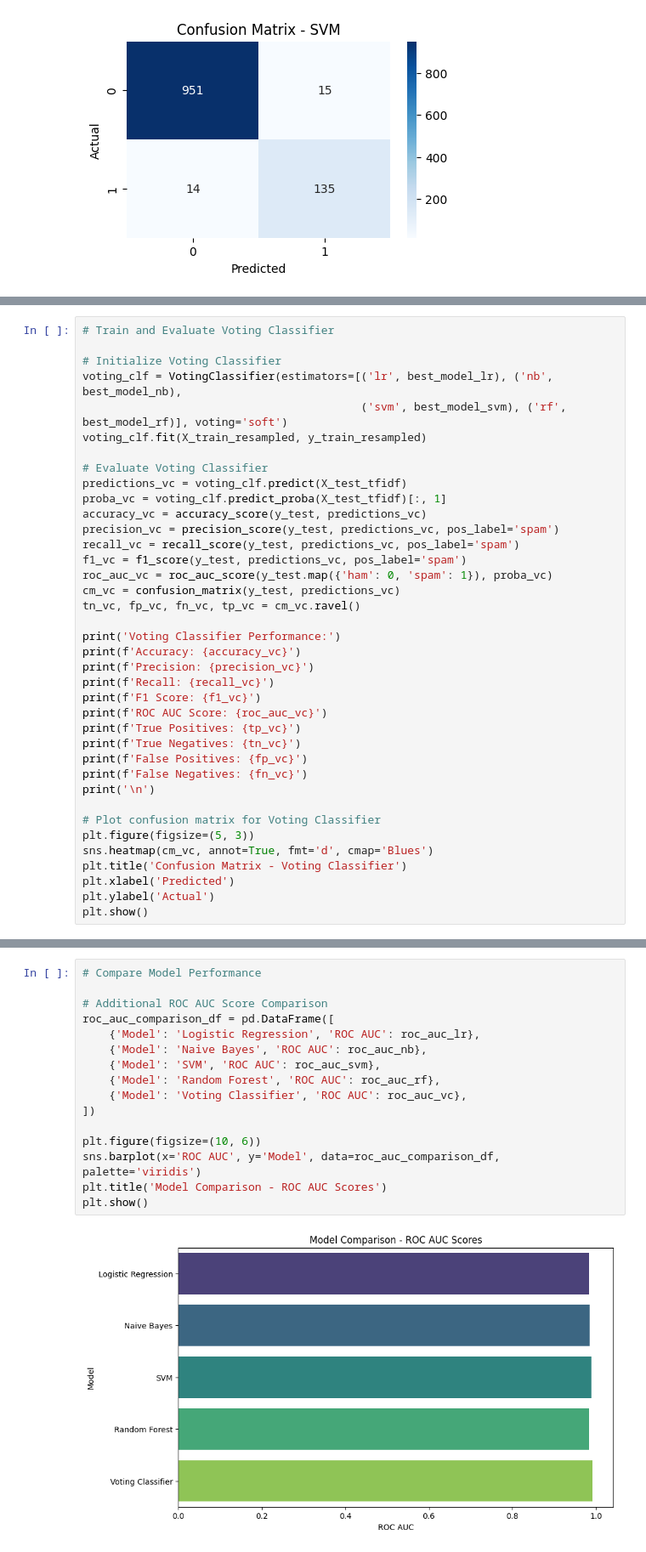
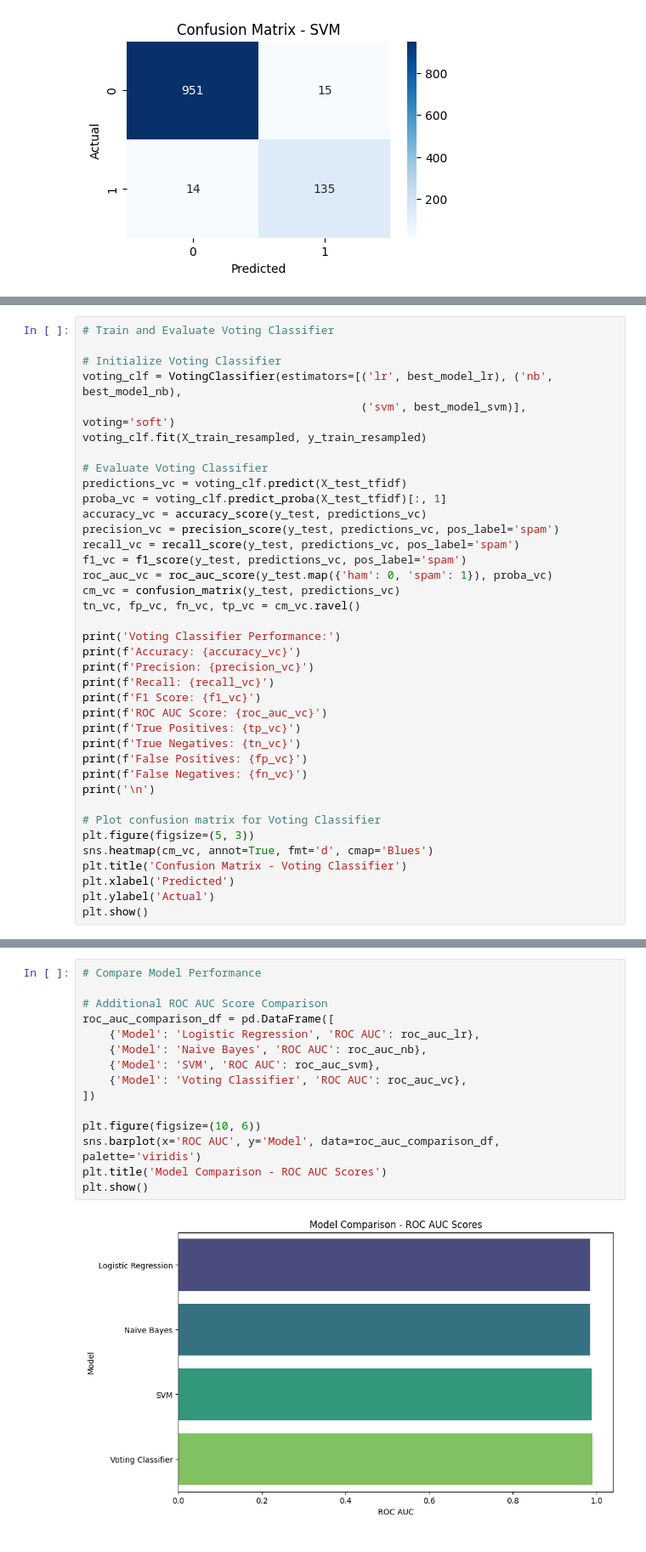
Before and after one commit to Slimcent/Spam-Message-Detection, a Jupyter notebook: Spam_Message_Detection.ipynb, the cells around one changed output, grey strips where cells are left out. Shown at 85% size. Drawn from its saved outputs; the diff is of its cells as text.

Commit message:
Removed random forest

```diff
--- a/Spam_Message_Detection.ipynb
+++ b/Spam_Message_Detection.ipynb
@@ -560,7 +494,7 @@ False Negatives: 26
 
 # Initialize Voting Classifier
 voting_clf = VotingClassifier(estimators=[('lr', best_model_lr), ('nb', best_model_nb),
-                                          ('svm', best_model_svm), ('rf', best_model_rf)], voting='soft')
+                                          ('svm', best_model_svm)], voting='soft')
 voting_clf.fit(X_train_resampled, y_train_resampled)
 
 # Evaluate Voting Classifier
@@ -671,21 +604,20 @@ plt.show()
 # %%
 # Compare Model Performance
 
 # Additional ROC AUC Score Comparison
 roc_auc_comparison_df = pd.DataFrame([
     {'Model': 'Logistic Regression', 'ROC AUC': roc_auc_lr},
     {'Model': 'Naive Bayes', 'ROC AUC': roc_auc_nb},
     {'Model': 'SVM', 'ROC AUC': roc_auc_svm},
-    {'Model': 'Random Forest', 'ROC AUC': roc_auc_rf},
     {'Model': 'Voting Classifier', 'ROC AUC': roc_auc_vc},
 ])
 
 plt.figure(figsize=(10, 6))
 sns.barplot(x='ROC AUC', y='Model', data=roc_auc_comparison_df, palette='viridis')
 plt.title('Model Comparison - ROC AUC Scores')
 plt.show()
 # %% [output]
-[figure, old version]
+[figure, new version]
 # %%
 # Function to predict if a message is spam or not
 def predict_message(message):
```
Also changed, not shown: parts of 4 cells of this notebook.
